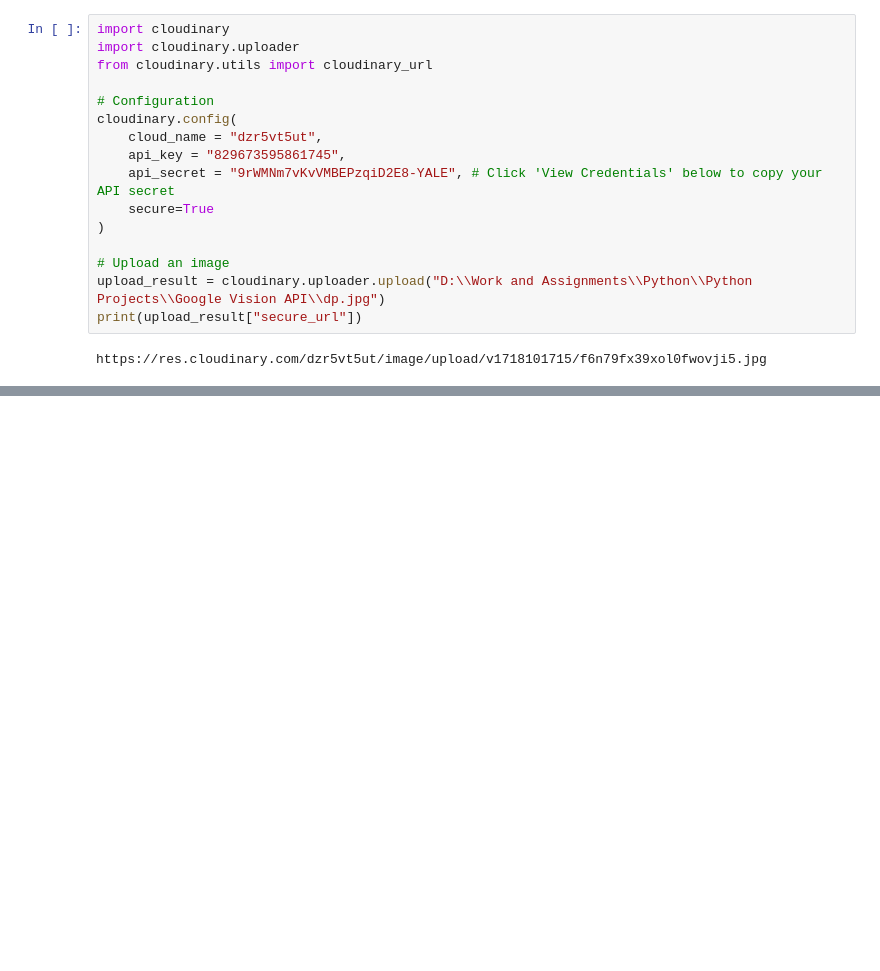
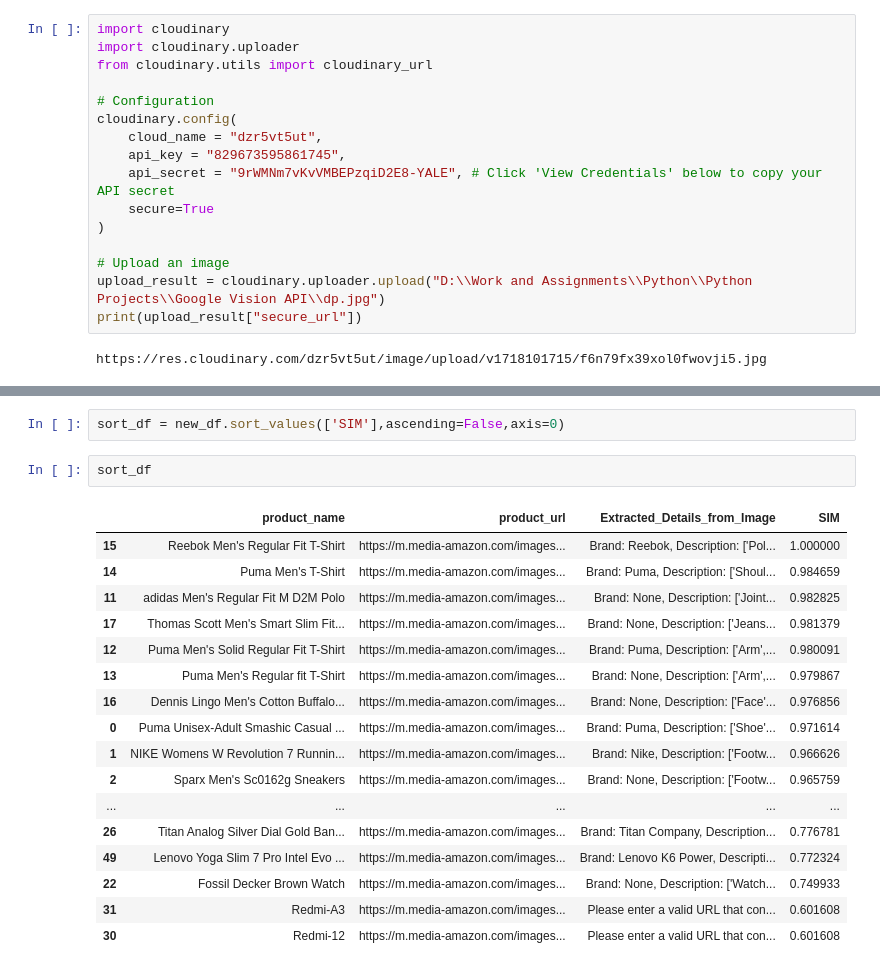
Before and after one commit to Shreyash-Pardhi/Python_Practice, a Jupyter notebook: Python/experiments.ipynb, the cells around one changed output, grey strips where cells are left out. Saved outputs shown, nothing was run; the diff lists cells and outputs as text; blank space fills up the shorter version.

```diff
--- a/Python/experiments.ipynb
+++ b/Python/experiments.ipynb
@@ -35,0 +114,22 @@ c
+# %%
+sort_df = new_df.sort_values(['SIM'],ascending=False,axis=0)
+# %%
+sort_df
+# %% [output]
+|  | product_name | product_url | Extracted_Details_from_Image | SIM |
+| 15 | Reebok Men's Regular Fit T-Shirt | https://m.media-amazon.com/images... | Brand: Reebok, Description: ['Pol... | 1.000000 |
+| 14 | Puma Men's T-Shirt | https://m.media-amazon.com/images... | Brand: Puma, Description: ['Shoul... | 0.984659 |
+| 11 | adidas Men's Regular Fit M D2M Polo | https://m.media-amazon.com/images... | Brand: None, Description: ['Joint... | 0.982825 |
+| 17 | Thomas Scott Men's Smart Slim Fit... | https://m.media-amazon.com/images... | Brand: None, Description: ['Jeans... | 0.981379 |
+| 12 | Puma Men's Solid Regular Fit T-Shirt | https://m.media-amazon.com/images... | Brand: Puma, Description: ['Arm',... | 0.980091 |
+| 13 | Puma Men's Regular fit T-Shirt | https://m.media-amazon.com/images... | Brand: None, Description: ['Arm',... | 0.979867 |
+| 16 | Dennis Lingo Men's Cotton Buffalo... | https://m.media-amazon.com/images... | Brand: None, Description: ['Face'... | 0.976856 |
+| 0 | Puma Unisex-Adult Smashic Casual ... | https://m.media-amazon.com/images... | Brand: Puma, Description: ['Shoe'... | 0.971614 |
+| 1 | NIKE Womens W Revolution 7 Runnin... | https://m.media-amazon.com/images... | Brand: Nike, Description: ['Footw... | 0.966626 |
+| 2 | Sparx Men's Sc0162g Sneakers | https://m.media-amazon.com/images... | Brand: None, Description: ['Footw... | 0.965759 |
+| ... | ... | ... | ... | ... |
+| 26 | Titan Analog Silver Dial Gold Ban... | https://m.media-amazon.com/images... | Brand: Titan Company, Description... | 0.776781 |
+| 49 | Lenovo Yoga Slim 7 Pro Intel Evo ... | https://m.media-amazon.com/images... | Brand: Lenovo K6 Power, Descripti... | 0.772324 |
+| 22 | Fossil Decker Brown Watch | https://m.media-amazon.com/images... | Brand: None, Description: ['Watch... | 0.749933 |
+| 31 | Redmi-A3 | https://m.media-amazon.com/images... | Please enter a valid URL that con... | 0.601608 |
+| 30 | Redmi-12 | https://m.media-amazon.com/images... | Please enter a valid URL that con... | 0.601608 |
```
Also changed, not shown: parts of 8 cells of this notebook, 5 other files.
